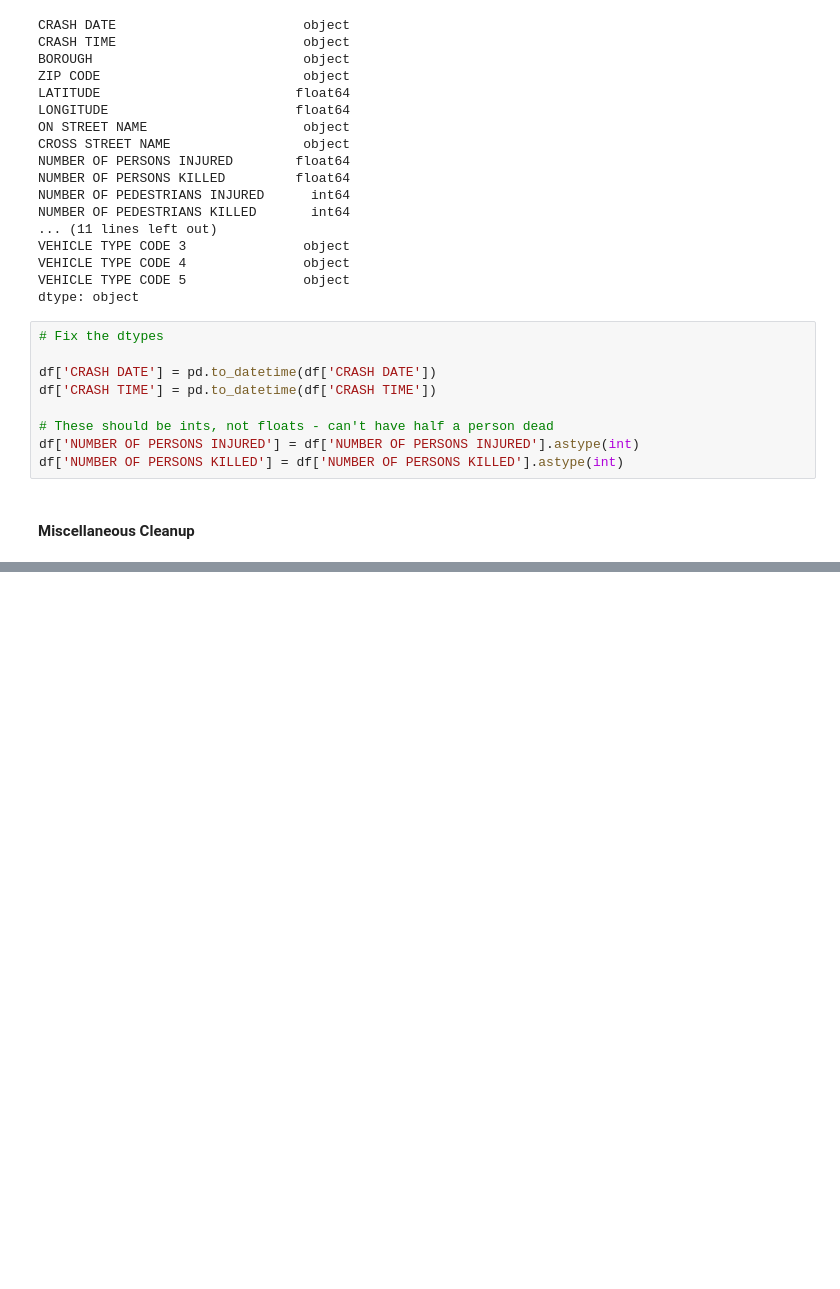
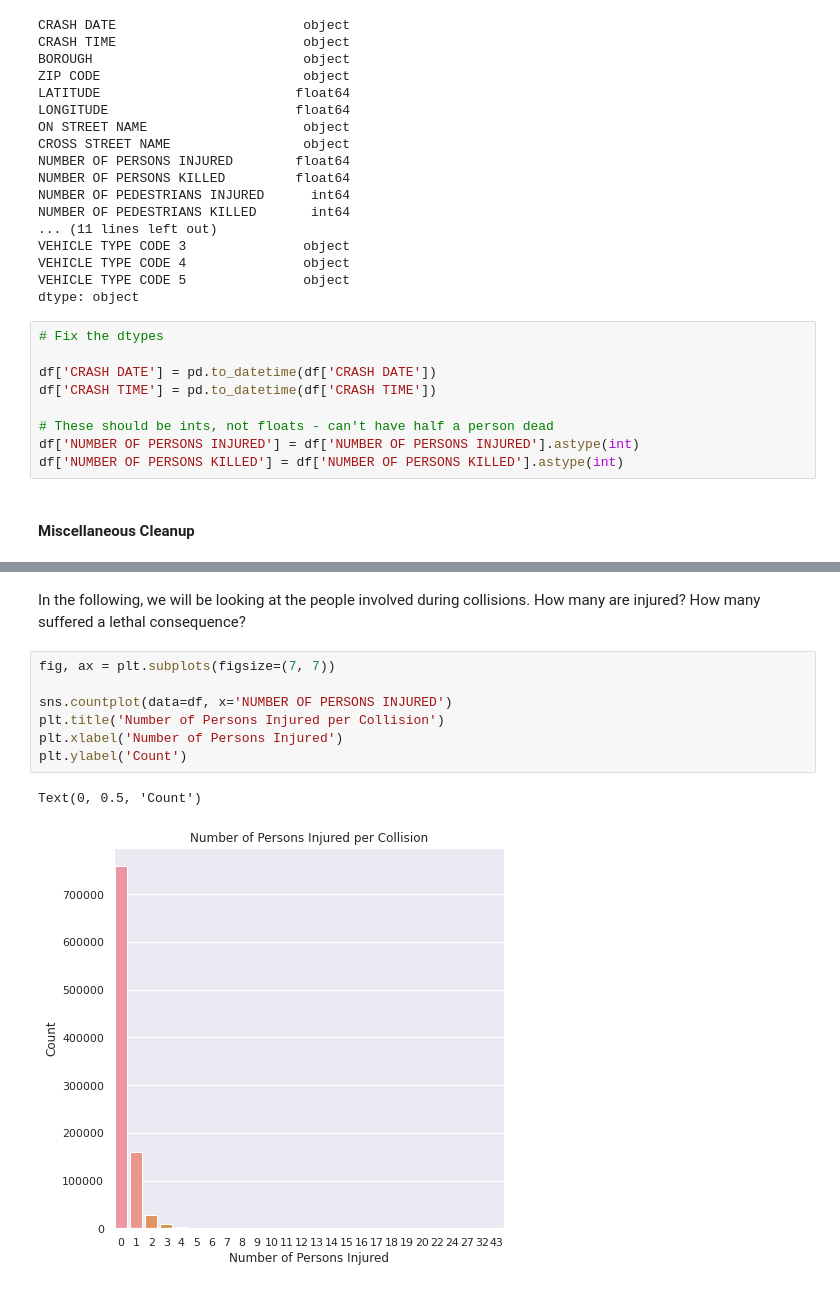
Before and after one commit to ynoTL23/MAT-328-Project, a Jupyter notebook: Project.ipynb, the cells around one changed output, grey strips where cells are left out. Cells and saved outputs as stored; diff of their text form; blank space fills up the shorter version.

```diff
--- a/Project.ipynb
+++ b/Project.ipynb
@@ -181,0 +235,12 @@ df.head()
+# %% [markdown]
+In the following, we will be looking at the people involved during collisions. How many are injured? How many suffered a lethal consequence?
+# %%
+fig, ax = plt.subplots(figsize=(7, 7))
+
+sns.countplot(data=df, x='NUMBER OF PERSONS INJURED')
+plt.title('Number of Persons Injured per Collision')
+plt.xlabel('Number of Persons Injured')
+plt.ylabel('Count')
+# %% [output]
+Text(0, 0.5, 'Count')
+[figure, added]
```
Also changed, not shown: parts of 11 cells of this notebook.
